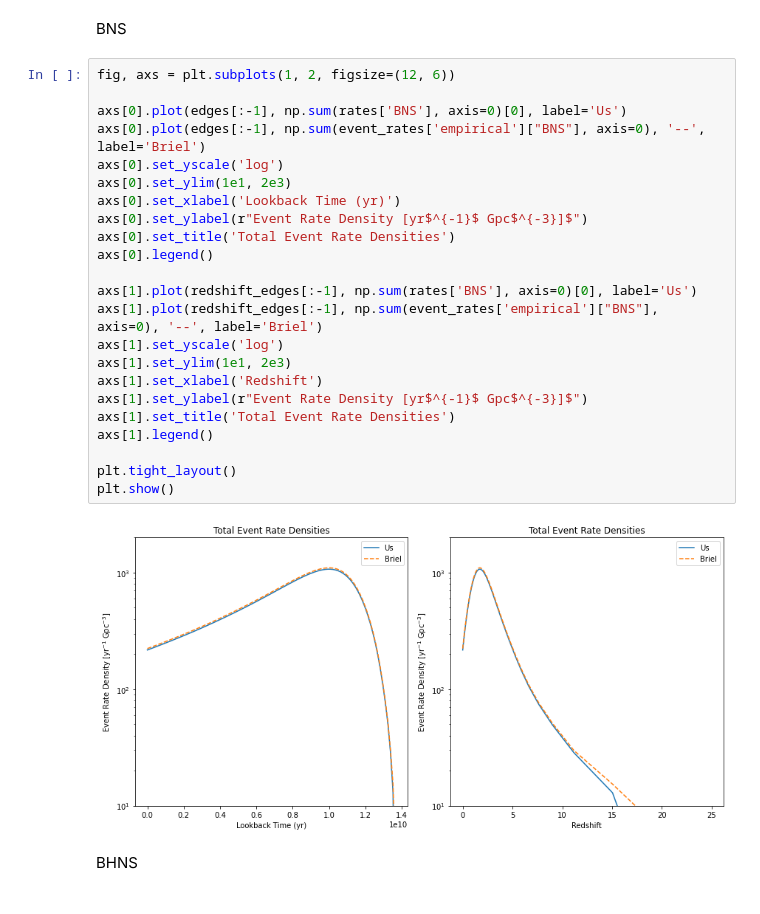
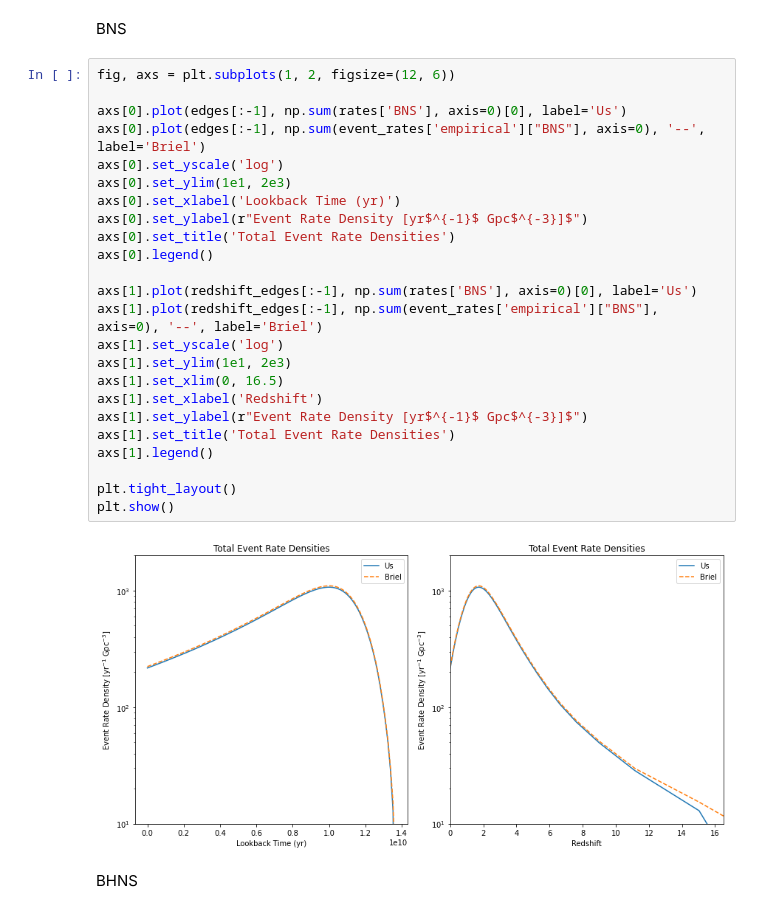
Before and after one commit to NicholaCharlton/Y4_Project, a Jupyter notebook: Dillon/Semester 2/Custom Rates.ipynb, the cells around one changed output. Drawn from its saved outputs; the diff is of its cells as text.

```diff
--- a/Dillon/Semester 2/Custom Rates.ipynb
+++ b/Dillon/Semester 2/Custom Rates.ipynb
@@ -608,28 +670,29 @@ BNS
 # %%
 fig, axs = plt.subplots(1, 2, figsize=(12, 6))
 
 axs[0].plot(edges[:-1], np.sum(rates['BNS'], axis=0)[0], label='Us')
 axs[0].plot(edges[:-1], np.sum(event_rates['empirical']["BNS"], axis=0), '--', label='Briel')
 axs[0].set_yscale('log')
 axs[0].set_ylim(1e1, 2e3)
 axs[0].set_xlabel('Lookback Time (yr)')
 axs[0].set_ylabel(r"Event Rate Density [yr$^{-1}$ Gpc$^{-3}]$")
 axs[0].set_title('Total Event Rate Densities')
 axs[0].legend()
 
 axs[1].plot(redshift_edges[:-1], np.sum(rates['BNS'], axis=0)[0], label='Us')
 axs[1].plot(redshift_edges[:-1], np.sum(event_rates['empirical']["BNS"], axis=0), '--', label='Briel')
 axs[1].set_yscale('log')
 axs[1].set_ylim(1e1, 2e3)
+axs[1].set_xlim(0, 16.5)
 axs[1].set_xlabel('Redshift')
 axs[1].set_ylabel(r"Event Rate Density [yr$^{-1}$ Gpc$^{-3}]$")
 axs[1].set_title('Total Event Rate Densities')
 axs[1].legend()
 
 plt.tight_layout()
 plt.show()
 # %% [output]
-[figure, old version]
+[figure, new version]
 # %% [markdown]
 BHNS
 # %%
```
Also changed, not shown: parts of 11 cells of this notebook.
